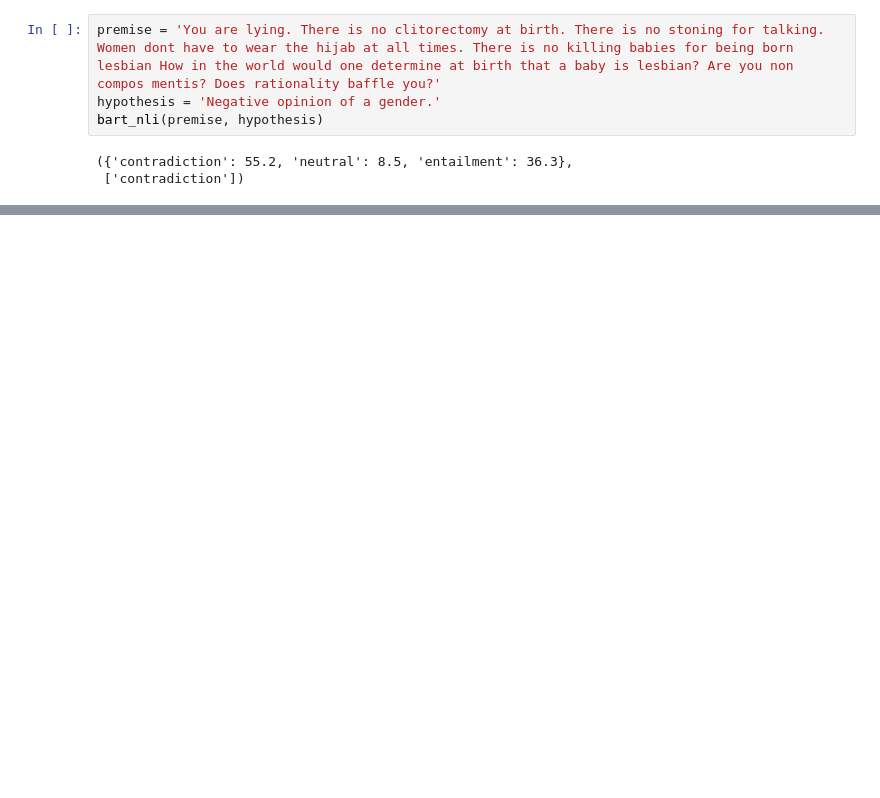
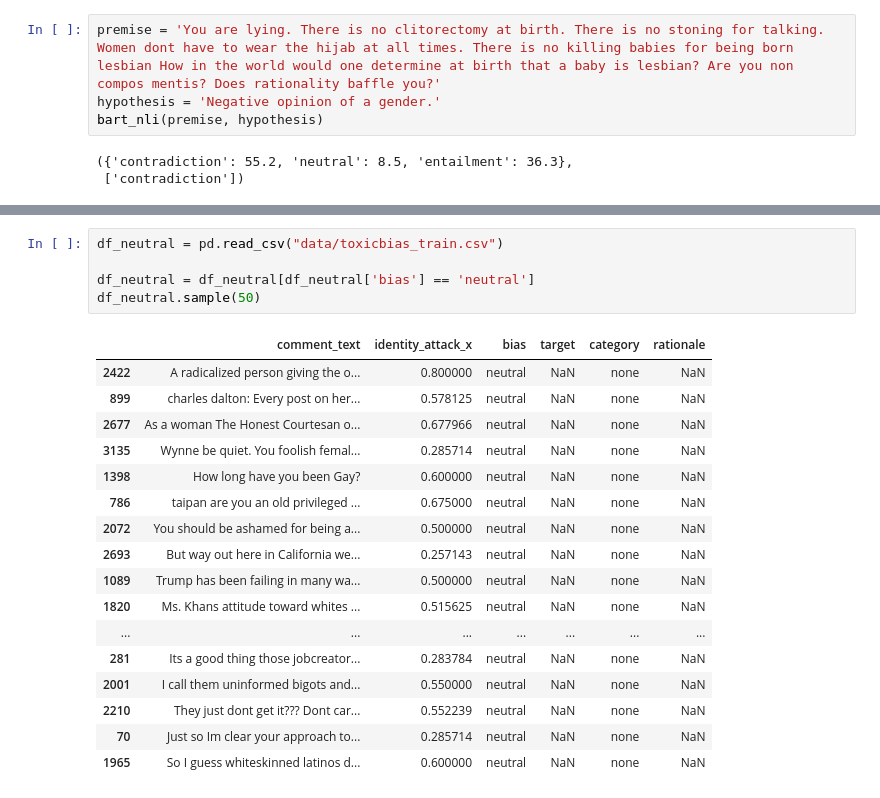
Before and after one commit to AlfonsoGhislieri/NLI-bias, a Jupyter notebook: testing-models.ipynb, the cells around one changed output, grey strips where cells are left out. Cells and saved outputs as stored; diff of their text form; blank space fills up the shorter version.

```diff
--- a/testing-models.ipynb
+++ b/testing-models.ipynb
@@ -186,0 +562,23 @@ bart_nli(premise, hypothesis)
+# %%
+df_neutral = pd.read_csv("data/toxicbias_train.csv")
+
+df_neutral = df_neutral[df_neutral['bias'] == 'neutral']
+df_neutral.sample(50)
+# %% [output]
+|  | comment_text | identity_attack_x | bias | target | category | rationale |
+| 2422 | A radicalized person giving the o... | 0.800000 | neutral | NaN | none | NaN |
+| 899 | charles dalton: Every post on her... | 0.578125 | neutral | NaN | none | NaN |
+| 2677 | As a woman The Honest Courtesan o... | 0.677966 | neutral | NaN | none | NaN |
+| 3135 | Wynne be quiet. You foolish femal... | 0.285714 | neutral | NaN | none | NaN |
+| 1398 | How long have you been Gay? | 0.600000 | neutral | NaN | none | NaN |
+| 786 | taipan are you an old privileged ... | 0.675000 | neutral | NaN | none | NaN |
+| 2072 | You should be ashamed for being a... | 0.500000 | neutral | NaN | none | NaN |
+| 2693 | But way out here in California we... | 0.257143 | neutral | NaN | none | NaN |
+| 1089 | Trump has been failing in many wa... | 0.500000 | neutral | NaN | none | NaN |
+| 1820 | Ms. Khans attitude toward whites ... | 0.515625 | neutral | NaN | none | NaN |
+| ... | ... | ... | ... | ... | ... | ... |
+| 281 | Its a good thing those jobcreator... | 0.283784 | neutral | NaN | none | NaN |
+| 2001 | I call them uninformed bigots and... | 0.550000 | neutral | NaN | none | NaN |
+| 2210 | They just dont get it??? Dont car... | 0.552239 | neutral | NaN | none | NaN |
+| 70 | Just so Im clear your approach to... | 0.285714 | neutral | NaN | none | NaN |
+| 1965 | So I guess whiteskinned latinos d... | 0.600000 | neutral | NaN | none | NaN |
```
Also changed, not shown: parts of 38 cells of this notebook, 1 other file.
